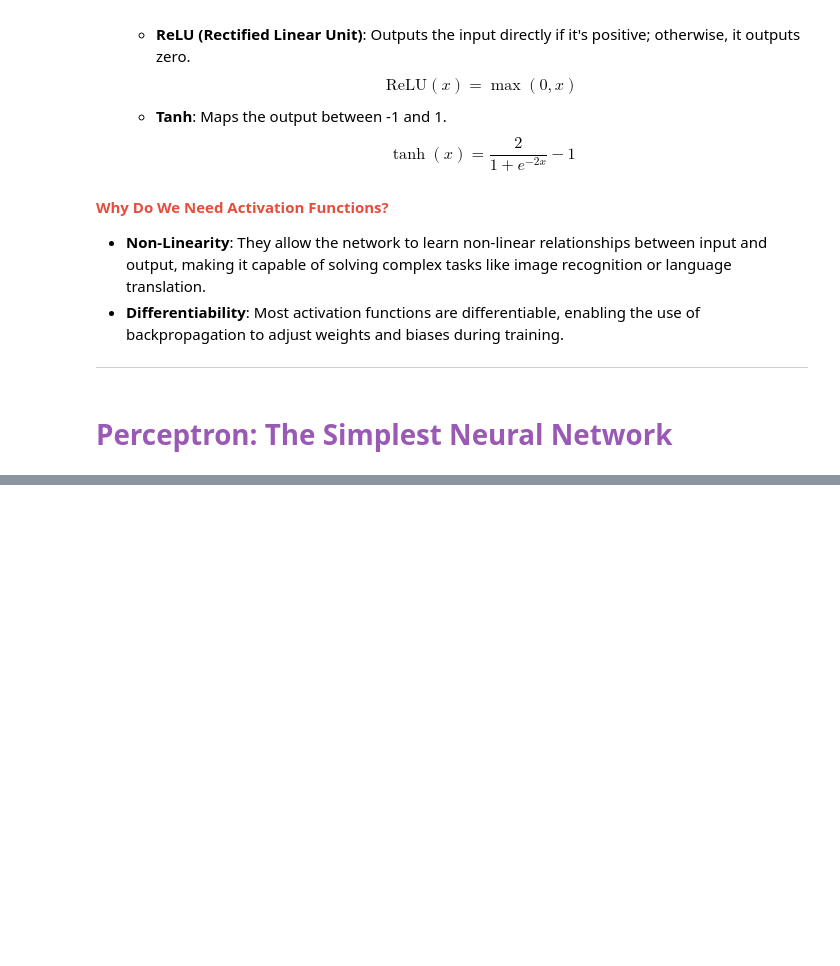
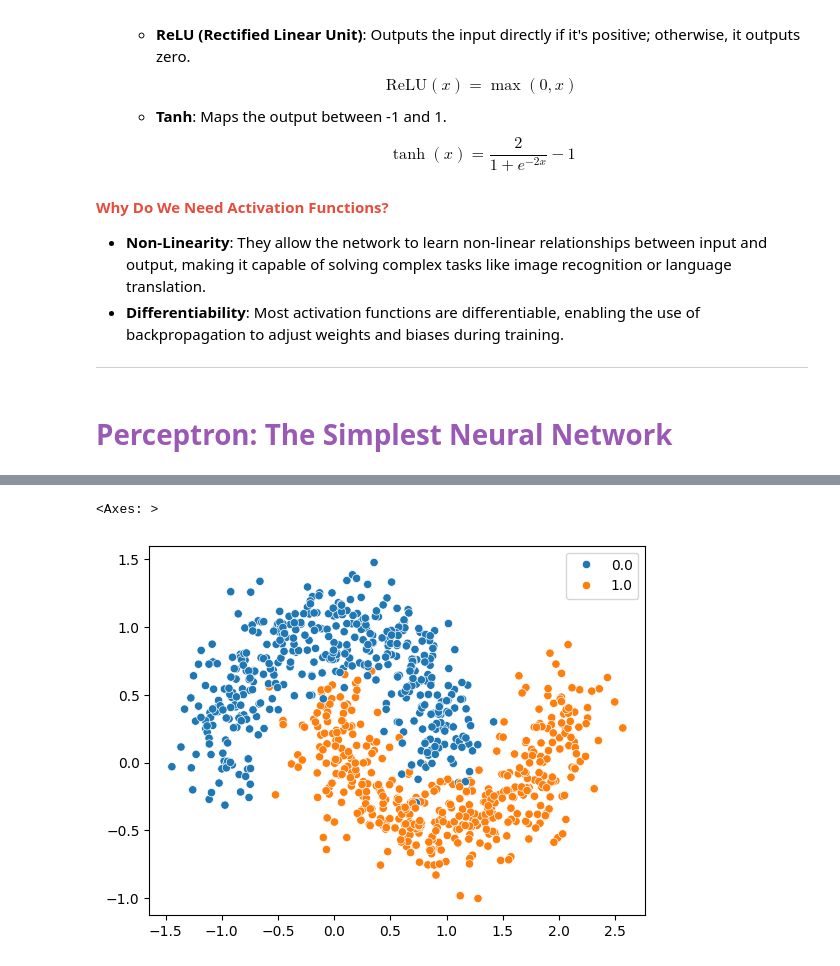
Before and after one commit to Ankush610/DataScience, a Jupyter notebook: notebooks/5_Intro_to_Deep_Learning/1_Introduction_to_Deep_Learning.ipynb, the cells around one changed output, grey strips where cells are left out. Drawn from its saved outputs; the diff is of its cells as text; code cells hidden in the pictures; blank space fills up the shorter version.

```diff
--- a/notebooks/5_Intro_to_Deep_Learning/1_Introduction_to_Deep_Learning.ipynb
+++ b/notebooks/5_Intro_to_Deep_Learning/1_Introduction_to_Deep_Learning.ipynb
@@ -184,0 +288,6 @@ $$
+# %%
+import seaborn as sns
+sns.scatterplot(x=data_train[:,-3],y=data_train[:,-2],hue=data_train[:,-1])  # Actual Data
+# %% [output]
+<Axes: >
+[figure, added]
```
Also changed, not shown: parts of 16 cells of this notebook, 3 other files.
